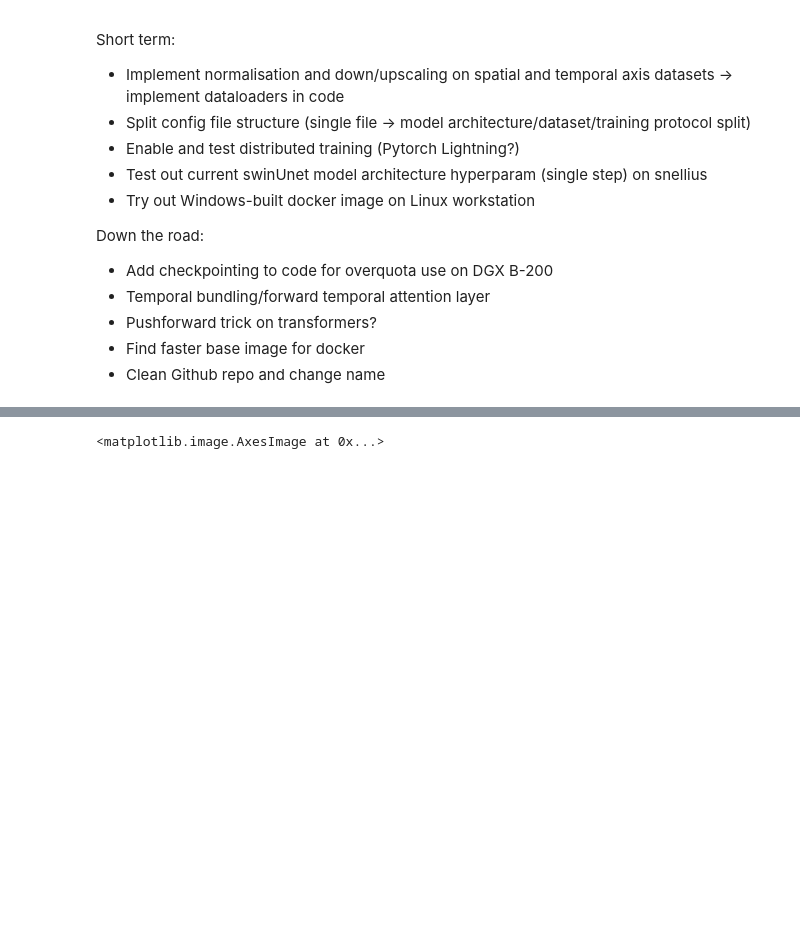
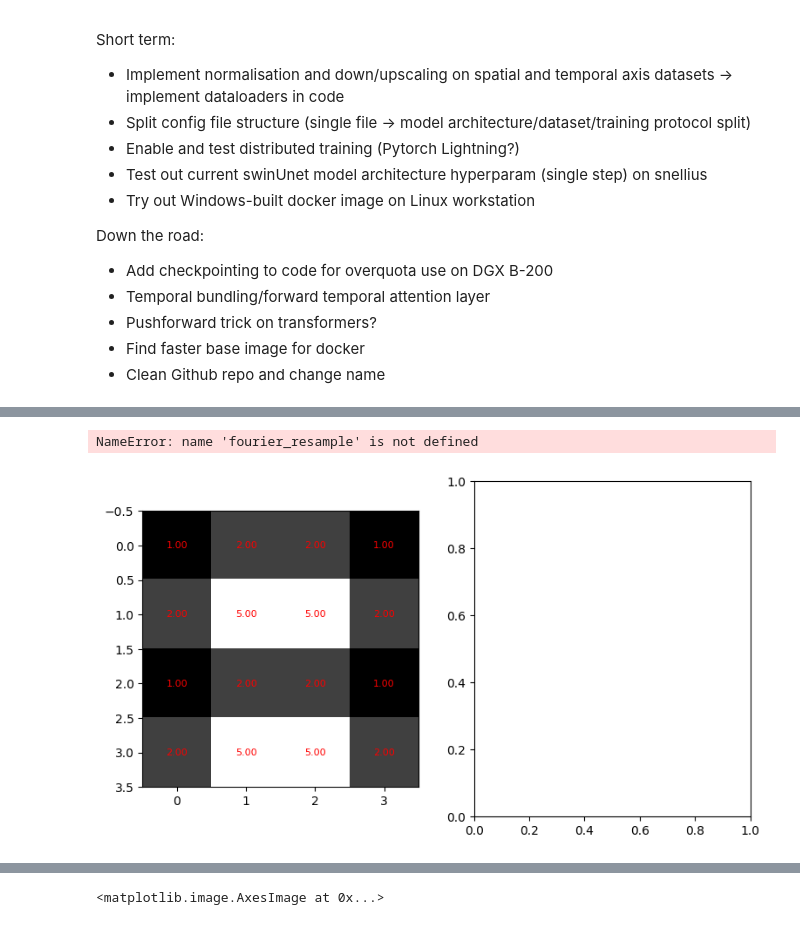
Before and after one commit to tpharmsen/AutoregressiveNeuralOperators, a Jupyter notebook: test.ipynb, the cells around one changed output, grey strips where cells are left out. Cells and saved outputs as stored; diff of their text form; code cells hidden in the pictures; blank space fills up the shorter version.

```diff
--- a/test.ipynb
+++ b/test.ipynb
@@ -133,19 +46,0 @@ RuntimeError: expand(CPUComplexFloatType{[2, 5, 5]}, size=[2, 5]): the number of
-# %%
-def bicubic_interpolate(data, target_shape):
-    return torch.nn.functional.interpolate(data, size=target_shape, mode='bicubic')
-x = torch.randn(1,1,32,32)
-y = bicubic_interpolate(x, (64,64))
-x = torch.linspace(-2, 2, 5)
-y = torch.linspace(-2, 2, 5)
-X, Y = torch.meshgrid(x, y, indexing="xy")
-ran = 100 * torch.randn(5,5)
-Z = X**2 - Y**2
-ranZran = torch.stack([ran, Z, ran], dim=0)
-fig, ax = plt.subplots(1,5, figsize=(12,3))
-ax[0].imshow(Z)
-Z2 = bicubic_interpolate(Z.unsqueeze(0).unsqueeze(0), (25,25))
-Z3 = bicubic_interpolate(ranZran.unsqueeze(0), (25,25))
-ax[1].imshow(Z2.squeeze())
-ax[2].imshow(Z3.squeeze()[1])
-ax[3].imshow(Z2.squeeze() - Z3.squeeze()[1])
-ax[4].imshow(ran)
@@ -236,0 +93,29 @@ plt.show()
+# %%
+def annotate_pixels(ax, data):
+    """ Annotate pixel values on the image. """
+    for i in range(data.shape[0]):
+        for j in range(data.shape[1]):
+            ax.text(j, i, f"{data[i, j]:.2f}", ha='center', va='center', color='red', fontsize=8)
+
+# Sample tensor
+x = torch.tensor([[1, 2, 2, 1], [2, 5, 5, 2], [1, 2, 2, 1], [2, 5, 5, 2]], dtype=torch.float32).unsqueeze(0).unsqueeze(0).unsqueeze(0)
+
+fig, ax = plt.subplots(1, 2, figsize=(9, 5))
+
+# First plot
+ax[0].imshow(x.squeeze(), cmap='gray')
+
+annotate_pixels(ax[0], x.squeeze())
+
+
+# Apply Fourier upsampling
+x = fourier_resample(x, (8, 8))
+
+# Second plot
+ax[1].imshow(x.squeeze(), cmap='gray')
+annotate_pixels(ax[1], x.squeeze())
+
+plt.show()
+# %% [output]
+NameError: name 'fourier_resample' is not defined
+[figure, added]
```
Also changed, not shown: parts of 12 cells of this notebook.
